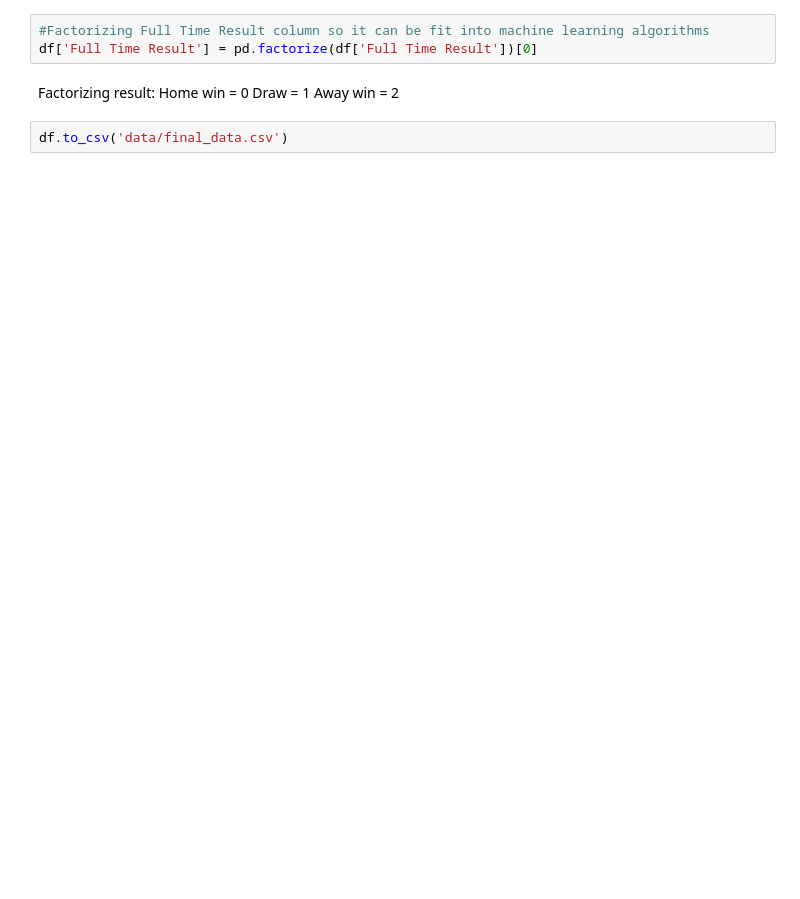
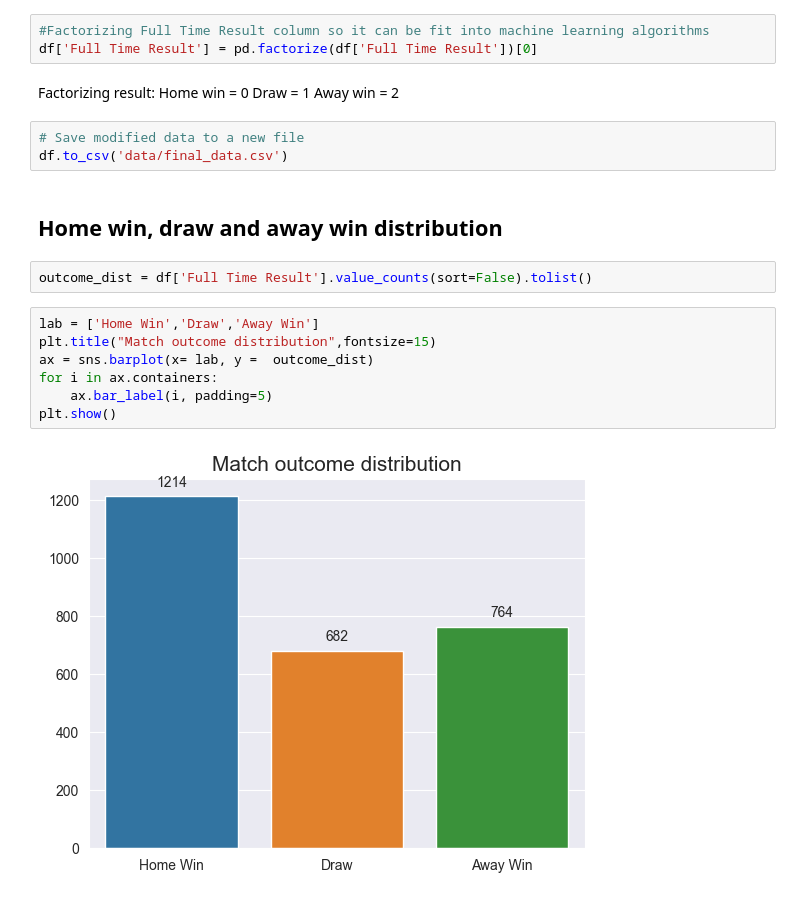
Before and after one commit to PWcislo26/football-ml-predictor, a Jupyter notebook: data_prep.ipynb, the cells around one changed output. Cells and saved outputs as stored; diff of their text form; blank space fills up the shorter version.

Commit message:
Visual and text edits to the whole file

```diff
--- a/data_prep.ipynb
+++ b/data_prep.ipynb
@@ -130,5 +100,19 @@ Factorizing result:
 Home win = 0
 Draw = 1
 Away win = 2
-# %%
-df.to_csv('data/final_data.csv')
+# %%
+# Save modified data to a new file
+df.to_csv('data/final_data.csv')
+# %% [markdown]
+## Home win, draw and away win distribution
+# %%
+outcome_dist = df['Full Time Result'].value_counts(sort=False).tolist()
+# %%
+lab = ['Home Win','Draw','Away Win']
+plt.title("Match outcome distribution",fontsize=15)
+ax = sns.barplot(x= lab, y =  outcome_dist)
+for i in ax.containers:
+    ax.bar_label(i, padding=5)
+plt.show()
+# %% [output]
+[figure, added]
```
Also changed, not shown: parts of 12 cells of this notebook.
